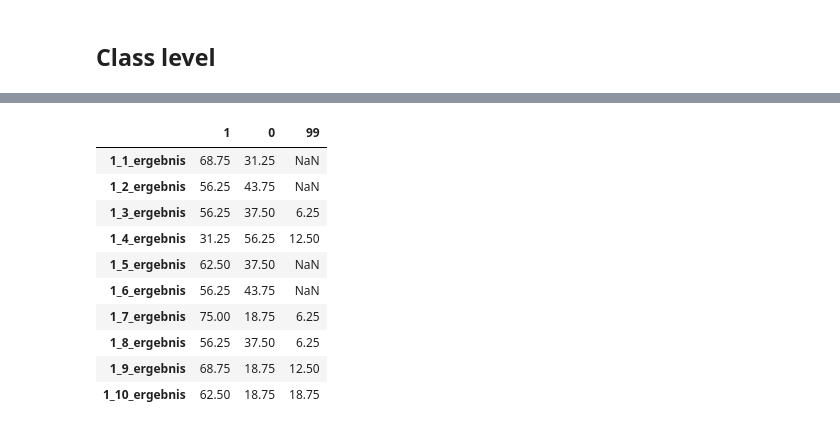
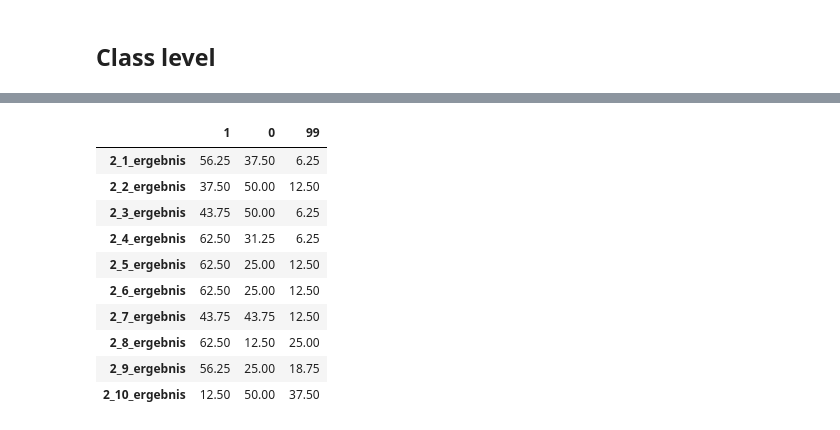
Before and after one commit to imkeines/tiria_data, a Jupyter notebook: Data_EDA.ipynb, the cells around one changed output, grey strips where cells are left out. Saved outputs shown, nothing was run; the diff lists cells and outputs as text; code cells hidden in the pictures.

```diff
--- a/Data_EDA.ipynb
+++ b/Data_EDA.ipynb
@@ -9,7 +9,7 @@ import matplotlib.pyplot as plt
 import plotly.express as px
 
 pd.options.mode.chained_assignment = None  # default='warn'
-
+pd.set_option("display.max_columns", None)
 # formatter
 %reload_ext nb_black
 
@@ -487,0 +525,5 @@ level_2["subtest_result"].value_counts().plot(kind="bar")
+# %%
+# class level
+grouped2 = test2.groupby(test2.class_level)
+test2_level_1 = grouped2.get_group(1)
+test2_level_2 = grouped2.get_group(2)
@@ -488,19 +658,19 @@ level_2["subtest_result"].value_counts().plot(kind="bar")
 # %%
-data_level1 = getFrequencies(level_1)
+data_level1 = getFrequencies(test2_level_1)
 data_level1 = data_level1[0]
 data_level1
 # %% [output]
 |  | 1 | 0 | 99 |
-| 1_1_ergebnis | 68.75 | 31.25 | NaN |
-| 1_2_ergebnis | 56.25 | 43.75 | NaN |
-| 1_3_ergebnis | 56.25 | 37.50 | 6.25 |
-| 1_4_ergebnis | 31.25 | 56.25 | 12.50 |
-| 1_5_ergebnis | 62.50 | 37.50 | NaN |
-| 1_6_ergebnis | 56.25 | 43.75 | NaN |
-| 1_7_ergebnis | 75.00 | 18.75 | 6.25 |
-| 1_8_ergebnis | 56.25 | 37.50 | 6.25 |
-| 1_9_ergebnis | 68.75 | 18.75 | 12.50 |
-| 1_10_ergebnis | 62.50 | 18.75 | 18.75 |
+| 2_1_ergebnis | 56.25 | 37.50 | 6.25 |
+| 2_2_ergebnis | 37.50 | 50.00 | 12.50 |
+| 2_3_ergebnis | 43.75 | 50.00 | 6.25 |
+| 2_4_ergebnis | 62.50 | 31.25 | 6.25 |
+| 2_5_ergebnis | 62.50 | 25.00 | 12.50 |
+| 2_6_ergebnis | 62.50 | 25.00 | 12.50 |
+| 2_7_ergebnis | 43.75 | 43.75 | 12.50 |
+| 2_8_ergebnis | 62.50 | 12.50 | 25.00 |
+| 2_9_ergebnis | 56.25 | 25.00 | 18.75 |
+| 2_10_ergebnis | 12.50 | 50.00 | 37.50 |
 [interactive output not drawn]
 # %%
 data_level2 = getFrequencies(level_2)
```
Also changed, not shown: parts of 61 cells of this notebook.
